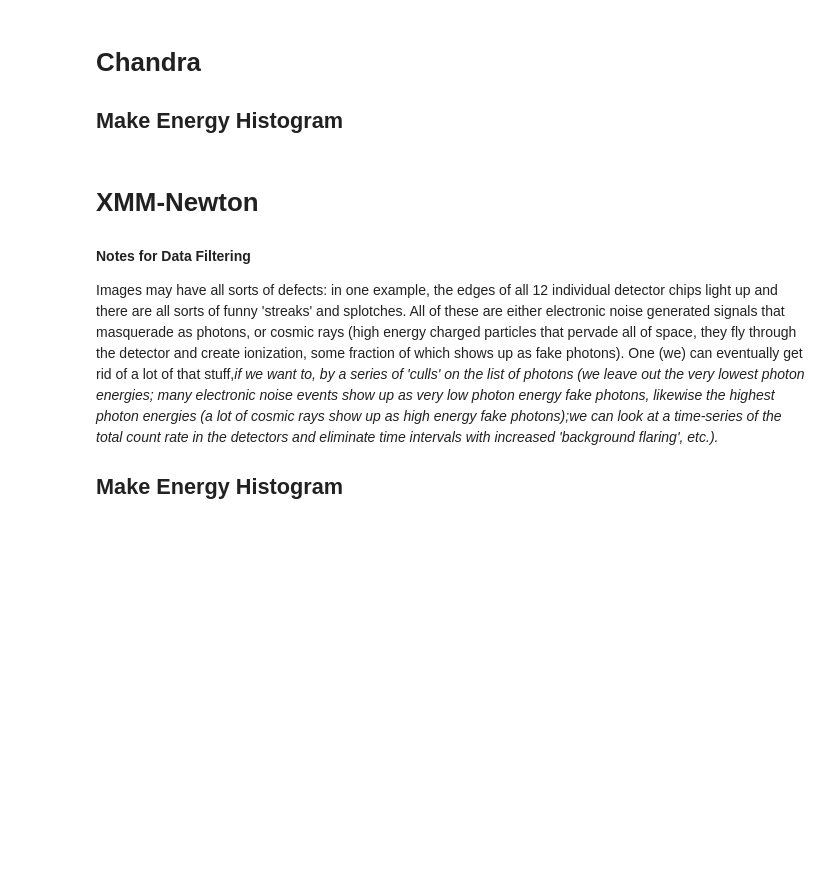
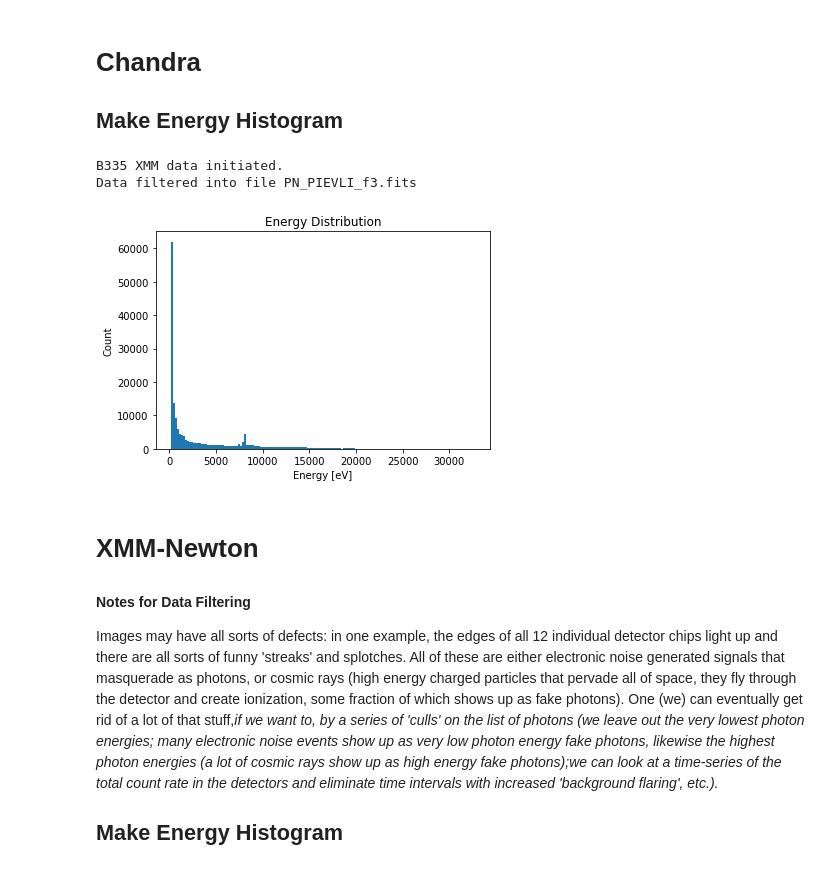
Before and after one commit to Optimal-Joke/Coreshine, a Jupyter notebook: Data Analysis Notebook.ipynb, the cells around one changed output. Saved outputs shown, nothing was run; the diff lists cells and outputs as text; code cells hidden in the pictures; blank space fills up the shorter version.

```diff
--- a/Data Analysis Notebook.ipynb
+++ b/Data Analysis Notebook.ipynb
@@ -79,3 +43,42 @@ plt.close()
+# %%
+xmm = XMM(pn[0])
+energies = xmm.e_mask([300], newfile=True, filename="PN_PIEVLI_f1.fits")
+xmm.e_hist(e_list=energies, nbins=150)
+# xmm = XMM(mos_2[1])
+# energies = xmm.e_mask([0,12000])
+# xmm.e_hist(e_list=energies, nbins=150)
+# xmm = XMM(mos_2[2])
+# energies = xmm.e_mask([0,12000])
+# xmm.e_hist(e_list=energies, nbins=150)
+# xmm = XMM(mos_2[3])
+# energies = xmm.e_mask([0,12000])
+# xmm.e_hist(e_list=energies, nbins=150)
+# xmm = XMM(mos_2[4])
+# energies = xmm.e_mask([0,12000])
+# xmm.e_hist(e_list=energies, nbins=150)
+# xmm = XMM(mos_2[5])
+# energies = xmm.e_mask([0,12000])
+# xmm.e_hist(e_list=energies, nbins=150)
+
+# for file in pn:
+#     xmm = XMM(file)
+#     xmm.e_mask([0,12000], newfile=True, filename="PN_PIEVLI_f1.fits")
+# for file in pn:
+#     xmm = XMM(file)
+#     xmm.e_mask([0,7000], newfile=True, filename="PN_PIEVLI_f2.fits")
+# for file in pn:
+#     xmm = XMM(file)
+#     xmm.e_mask([0,5000], newfile=True, filename="PN_PIEVLI_f3.fits")
+# for file in pn:
+#     xmm = XMM(file)
+#     xmm.e_mask([0,3000], newfile=True, filename="PN_PIEVLI_f4.fits")
+# for file in pn:
+#     xmm = XMM(file)
+#     xmm.e_mask([0,2000], newfile=True, filename="PN_PIEVLI_f5.fits")
+# %% [output]
+B335 XMM data initiated.
+Data filtered into file PN_PIEVLI_f3.fits
+[figure, added]
 # %% [markdown]
 # XMM-Newton
 #### Notes for Data Filtering
```
Also changed, not shown: parts of 7 cells of this notebook, 5 other files.
